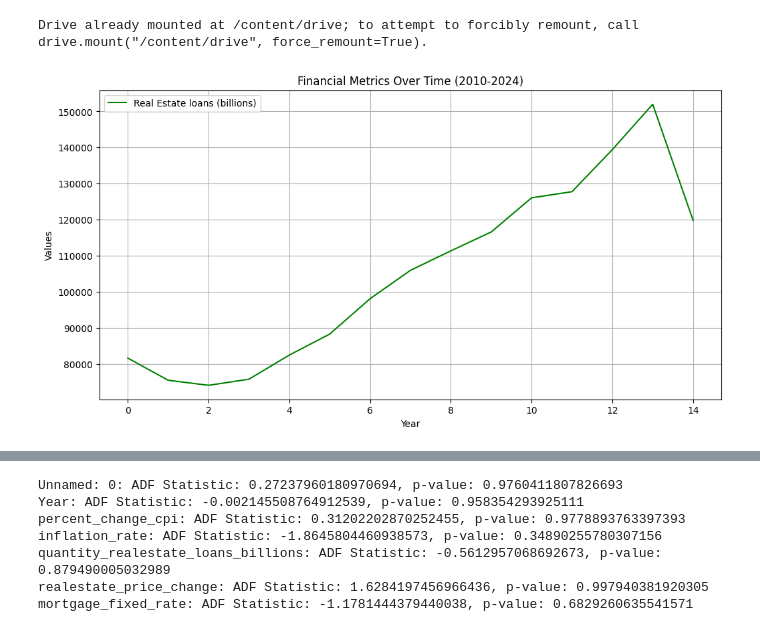
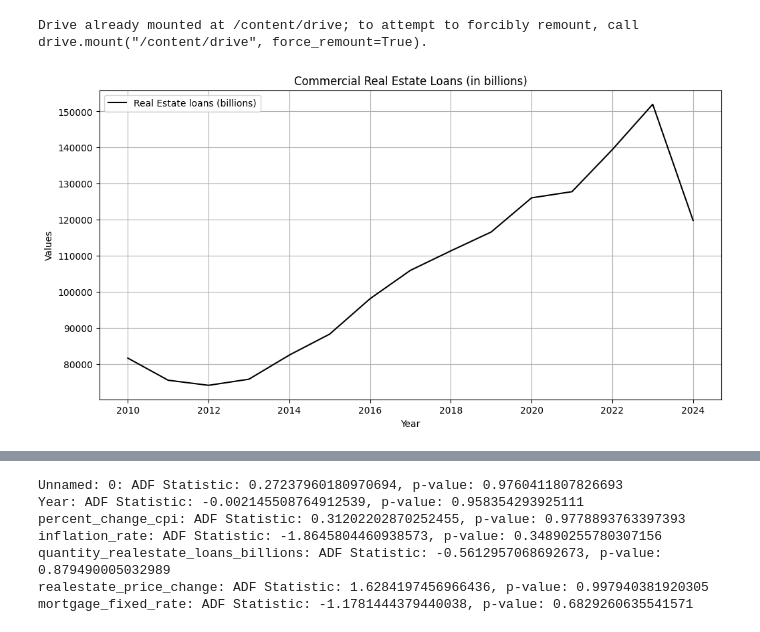
Before and after one commit to Monty-2003/DS_project2, a Jupyter notebook: SCRIPTS/modeling.ipynb, the cells around one changed output, grey strips where cells are left out. Drawn from its saved outputs; the diff is of its cells as text; code cells hidden in the pictures.

```diff
--- a/SCRIPTS/modeling.ipynb
+++ b/SCRIPTS/modeling.ipynb
@@ -22,14 +22,14 @@ Drive already mounted at /content/drive; to attempt to forcibly remount, call dr
 # %%
 plt.figure(figsize=(12, 6))
 
-plt.plot(modeling_df.index, modeling_df['quantity_realestate_loans_billions'], label='Real Estate loans (billions)', color='green')
+plt.plot(modeling_df['Year'], modeling_df['quantity_realestate_loans_billions'], label='Real Estate loans (billions)', color='black')
 
 
 plt.xlabel('Year')
 plt.ylabel('Values')
-plt.title('Financial Metrics Over Time (2010-2024)')
+plt.title('Commercial Real Estate Loans (in billions)')
 plt.legend()
 plt.grid()
 plt.show()
 # %% [output]
-[figure, old version]
+[figure, new version]
```
Also changed, not shown: parts of 12 cells of this notebook.
